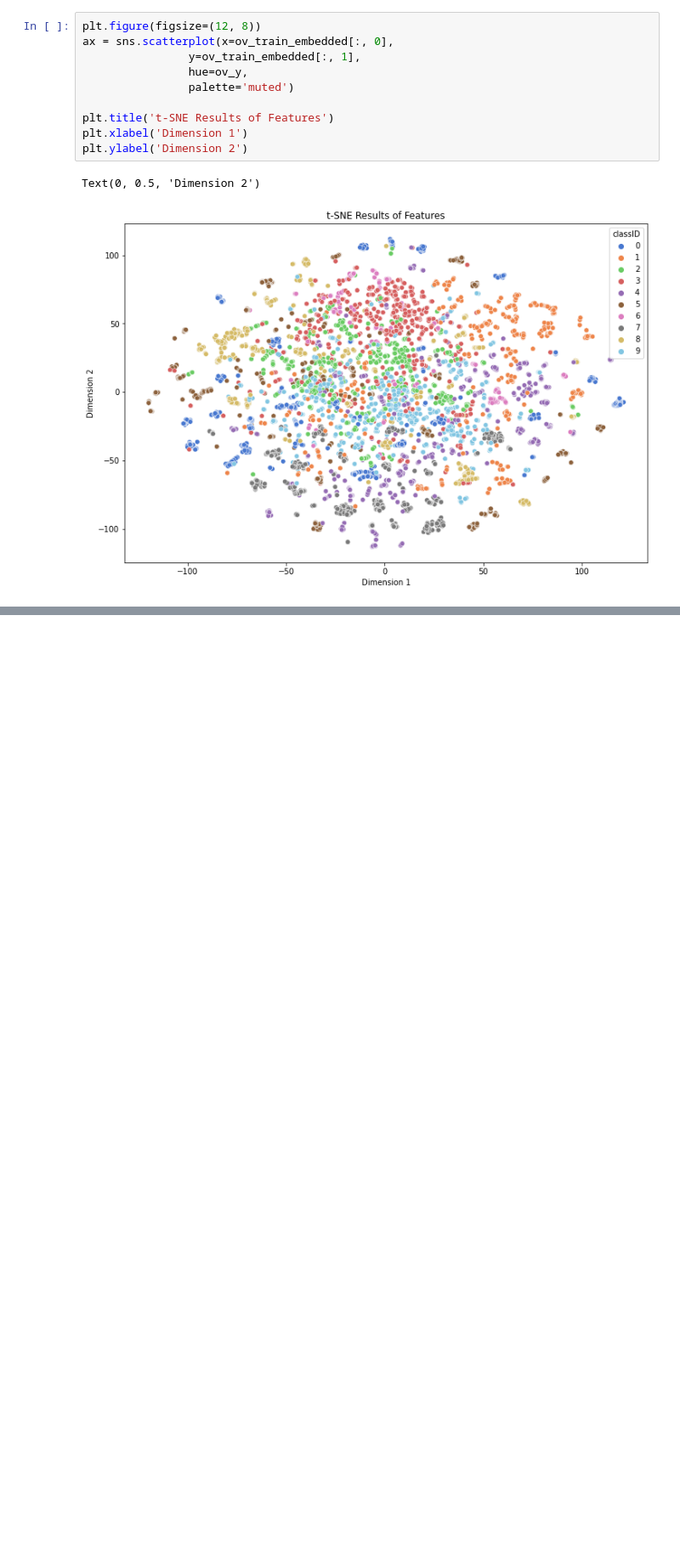
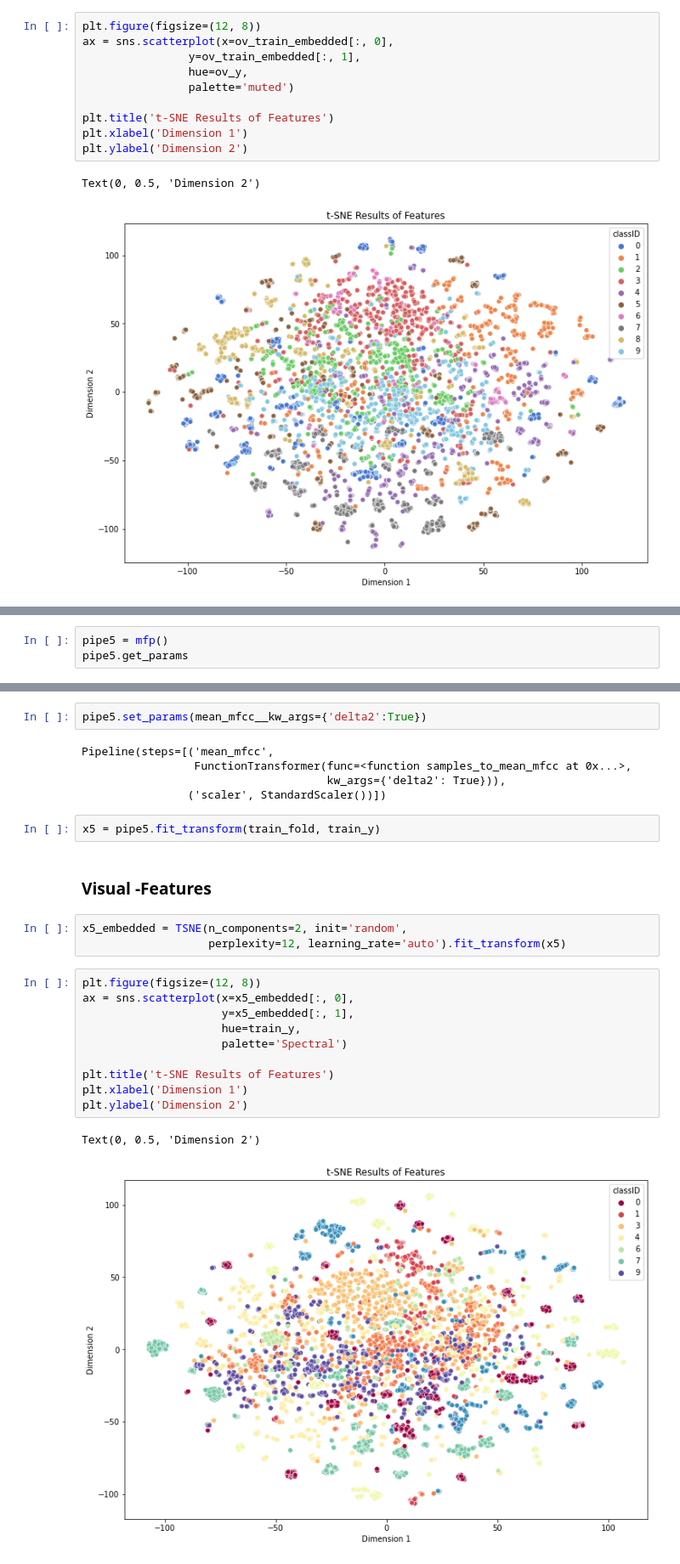
Before and after one commit to axelth/hasp, a Jupyter notebook: notebooks/carlq89_849_visual.ipynb, the cells around one changed output, grey strips where cells are left out. Shown at 85% size. Drawn from its saved outputs; the diff is of its cells as text; blank space fills up the shorter version.

```diff
--- a/notebooks/carlq89_849_visual.ipynb
+++ b/notebooks/carlq89_849_visual.ipynb
@@ -148,0 +241,3 @@ Text(0, 0.5, 'Dimension 2')
+# %%
+pipe5 = mfp()
+pipe5.get_params
@@ -148,0 +253,27 @@ Text(0, 0.5, 'Dimension 2')
+# %%
+pipe5.set_params(mean_mfcc__kw_args={'delta2':True})
+# %% [output]
+Pipeline(steps=[('mean_mfcc',
+                 FunctionTransformer(func=<function samples_to_mean_mfcc at 0x...>,
+                                     kw_args={'delta2': True})),
+                ('scaler', StandardScaler())])
+# %%
+x5 = pipe5.fit_transform(train_fold, train_y)
+# %% [markdown]
+### Visual -Features
+# %%
+x5_embedded = TSNE(n_components=2, init='random',
+                   perplexity=12, learning_rate='auto').fit_transform(x5)
+# %%
+plt.figure(figsize=(12, 8))
+ax = sns.scatterplot(x=x5_embedded[:, 0],
+                     y=x5_embedded[:, 1],
+                     hue=train_y,
+                     palette='Spectral')
+
+plt.title('t-SNE Results of Features')
+plt.xlabel('Dimension 1')
+plt.ylabel('Dimension 2')
+# %% [output]
+Text(0, 0.5, 'Dimension 2')
+[figure, added]
```
Also changed, not shown: parts of 41 cells of this notebook.
